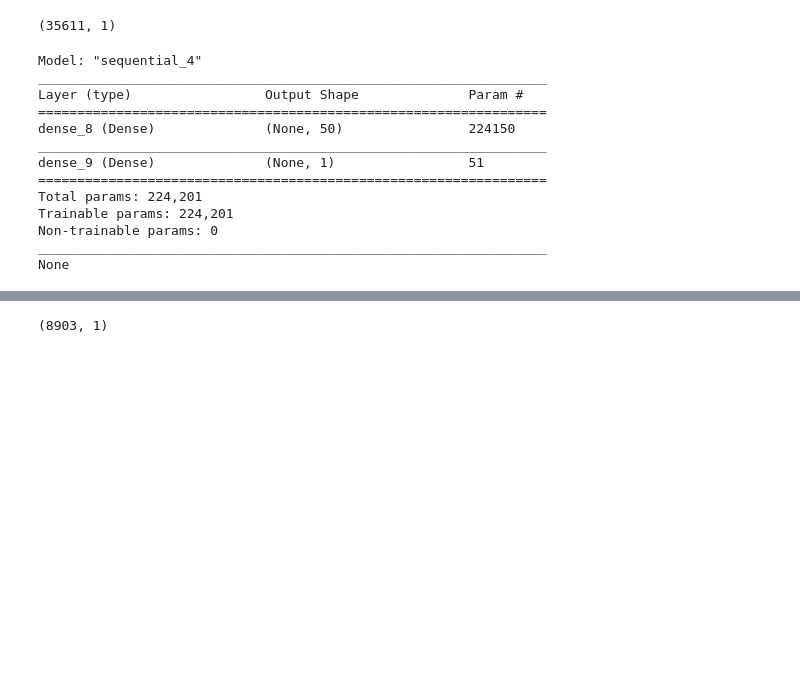
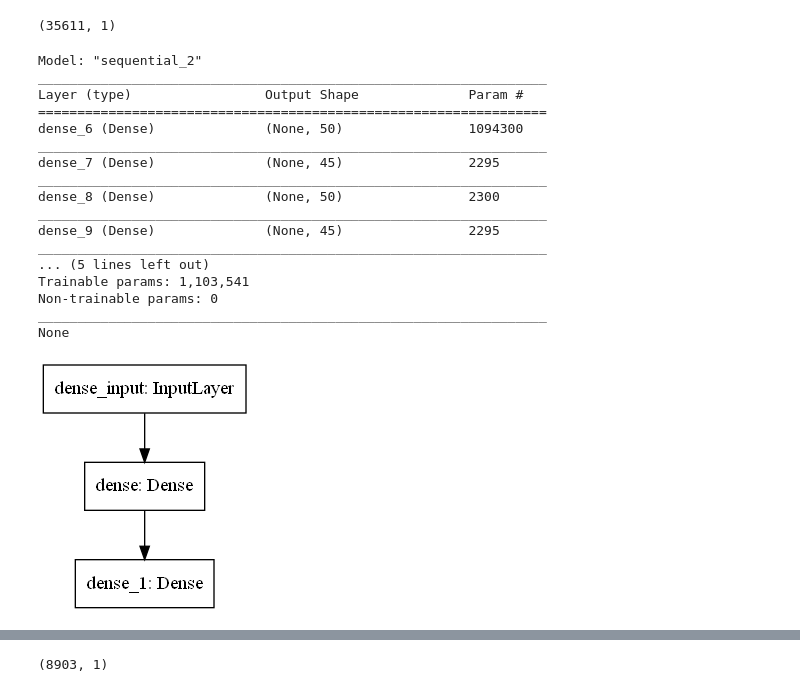
Before and after one commit to hgf777-br/trabalho-final---PLN, a Jupyter notebook: TrabalhoFinal_NLP.ipynb, the cells around one changed output, grey strips where cells are left out. Cells and saved outputs as stored; diff of their text form; code cells hidden in the pictures; blank space fills up the shorter version.

```diff
--- a/TrabalhoFinal_NLP.ipynb
+++ b/TrabalhoFinal_NLP.ipynb
@@ -948,24 +959,36 @@ y.shape
 # %%
 #Modelo da Rede MLP
 model = Sequential()
-model.add(Dense(50, input_dim=4482, activation='relu'))
+model.add(Dense(50, input_dim=21885, activation='relu'))
+model.add(Dense(45, activation='relu'))
+model.add(Dense(50, activation='relu'))
+model.add(Dense(45, activation='relu'))
+model.add(Dense(50, activation='relu'))
 model.add(Dense(1, activation='sigmoid'))
 # %%
 model.compile(loss='binary_crossentropy', optimizer='adam', metrics=['accuracy'])
 # %%
 print(model.summary())
 # %% [output]
-Model: "sequential_4"
+Model: "sequential_2"
 _________________________________________________________________
 Layer (type)                 Output Shape              Param #
 =================================================================
-dense_8 (Dense)              (None, 50)                224150
+dense_6 (Dense)              (None, 50)                1094300
 _________________________________________________________________
-dense_9 (Dense)              (None, 1)                 51
-=================================================================
-Total params: 224,201
-Trainable params: 224,201
+dense_7 (Dense)              (None, 45)                2295
+_________________________________________________________________
+dense_8 (Dense)              (None, 50)                2300
+_________________________________________________________________
+dense_9 (Dense)              (None, 45)                2295
+_________________________________________________________________
+... (5 lines left out)
+Trainable params: 1,103,541
 Non-trainable params: 0
 _________________________________________________________________
 None
+# %%
+plot_model(model)
+# %% [output]
+[figure, added]
 # %%
```
Also changed, not shown: parts of 9 cells of this notebook, 1 other file.
